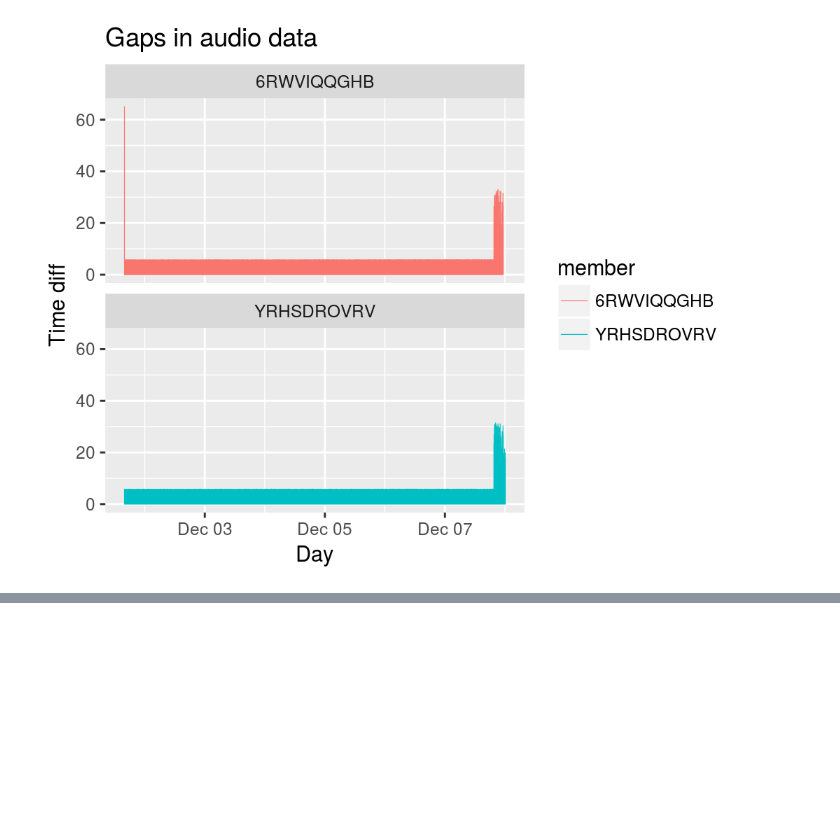
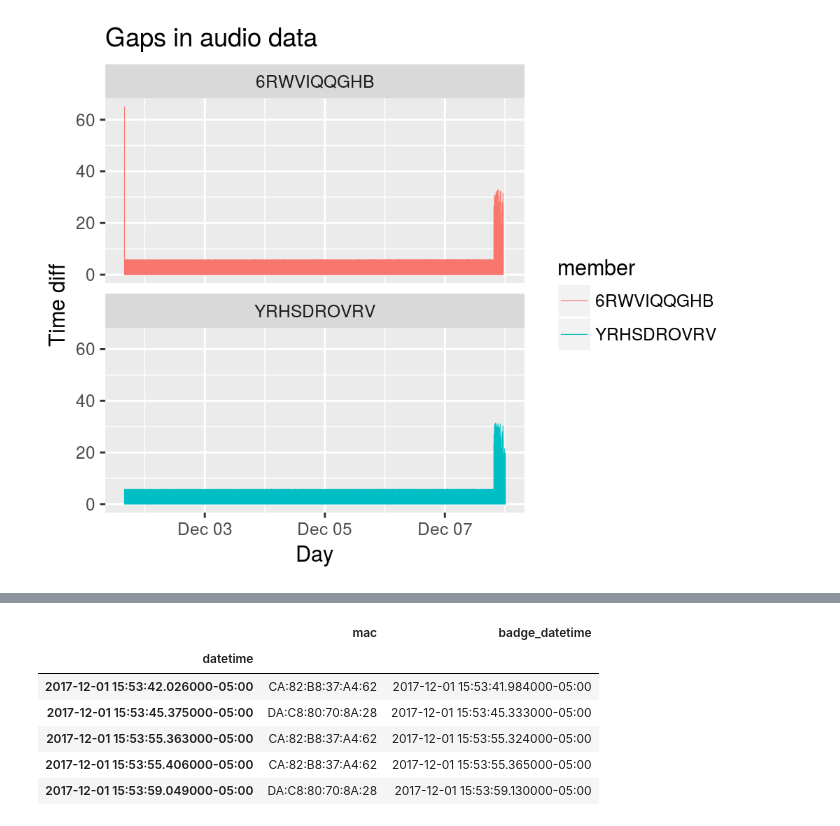
Before and after one commit to HumanDynamics/openbadge-analysis-test-badge, a Jupyter notebook: notebooks/hub_check_data.ipynb, the cells around one changed output, grey strips where cells are left out. Cells and saved outputs as stored; diff of their text form; code cells hidden in the pictures; blank space fills up the shorter version.

```diff
--- a/notebooks/hub_check_data.ipynb
+++ b/notebooks/hub_check_data.ipynb
@@ -279,0 +288,10 @@ ggplot(data, aes(x = datetime, y = time_diff_sec, color = member)) +
+# %%
+clock_syncs.head()
+# %% [output]
+|  | mac | badge_datetime |
+| datetime |  |  |
+| 2017-12-01 15:53:42.026000-05:00 | CA:82:B8:37:A4:62 | 2017-12-01 15:53:41.984000-05:00 |
+| 2017-12-01 15:53:45.375000-05:00 | DA:C8:80:70:8A:28 | 2017-12-01 15:53:45.333000-05:00 |
+| 2017-12-01 15:53:55.363000-05:00 | CA:82:B8:37:A4:62 | 2017-12-01 15:53:55.324000-05:00 |
+| 2017-12-01 15:53:55.406000-05:00 | CA:82:B8:37:A4:62 | 2017-12-01 15:53:55.365000-05:00 |
+| 2017-12-01 15:53:59.049000-05:00 | DA:C8:80:70:8A:28 | 2017-12-01 15:53:59.130000-05:00 |
```
Also changed, not shown: parts of 6 cells of this notebook.
